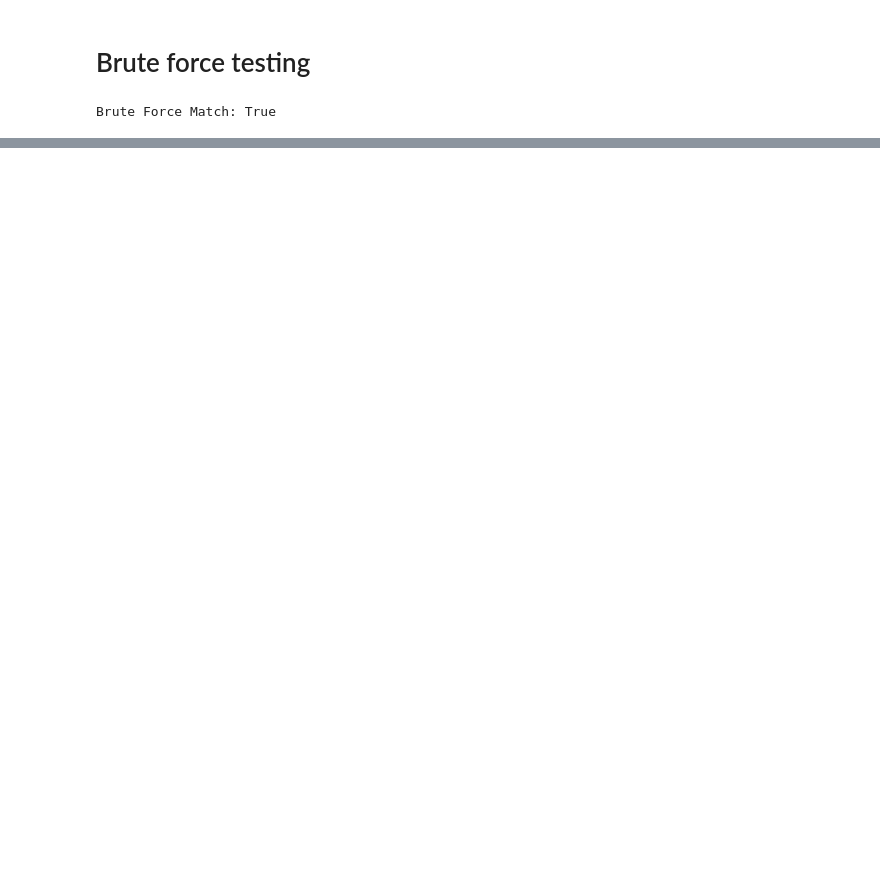
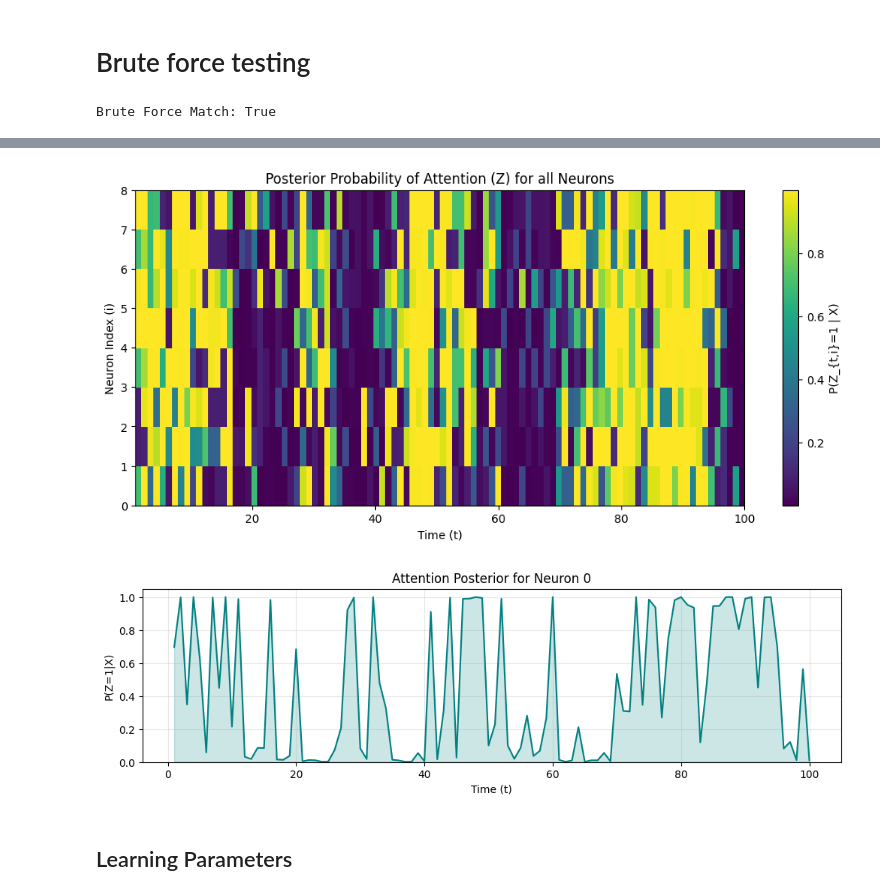
Before and after one commit to JeppeBondeBakkensen/ModCom, a Jupyter notebook: del1.ipynb, the cells around one changed output, grey strips where cells are left out. Saved outputs shown, nothing was run; the diff lists cells and outputs as text; code cells hidden in the pictures; blank space fills up the shorter version.

Commit message:
Learning Parameters

```diff
--- a/del1.ipynb
+++ b/del1.ipynb
@@ -566,0 +574,28 @@ def load_data(filepath):
+# %%
+# Visualize the inferred attention Z_t,i
+plt.figure(figsize=(12, 5))
+# We transpose to have Neurons on y-axis and Time on x-axis
+plt.imshow(post_z_data.T, aspect='auto', origin='lower',
+           extent=[t_data[0], t_data[-1], 0, n_data])
+plt.colorbar(label="P(Z_{t,i}=1 | X)")
+plt.xlabel("Time (t)")
+plt.ylabel("Neuron Index (i)")
+plt.title("Posterior Probability of Attention (Z) for all Neurons")
+plt.show()
+
+# Optional: Plot a single neuron's attention over time for clarity
+plt.figure(figsize=(12, 3))
+neuron_idx = 0 # Change this to see different neurons
+plt.plot(t_data, post_z_data[:, neuron_idx], color='teal')
+plt.fill_between(t_data, post_z_data[:, neuron_idx], alpha=0.2, color='teal')
+plt.title(f"Attention Posterior for Neuron {neuron_idx}")
+plt.ylabel("P(Z=1|X)")
+plt.xlabel("Time (t)")
+plt.ylim(0, 1.05)
+plt.grid(True, alpha=0.3)
+plt.show()
+# %% [output]
+[figure, added]
+[figure, added]
+# %% [markdown]
+## Learning Parameters
```
Also changed, not shown: parts of 10 cells of this notebook, 3 other files.
